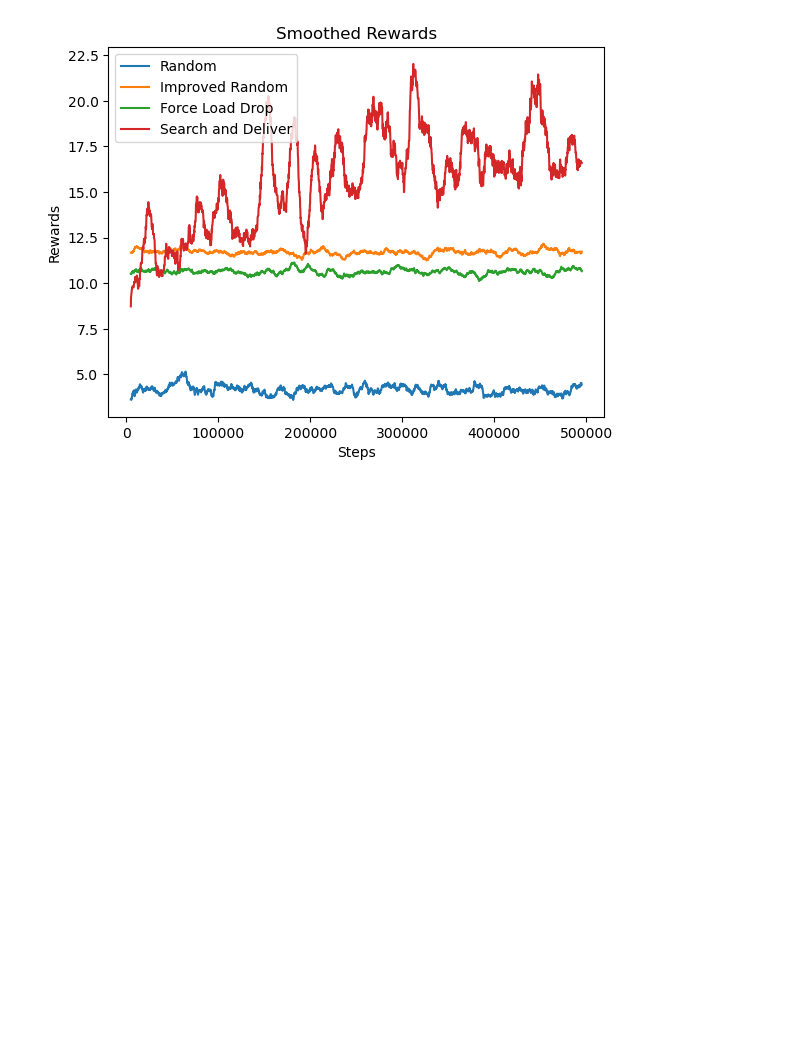
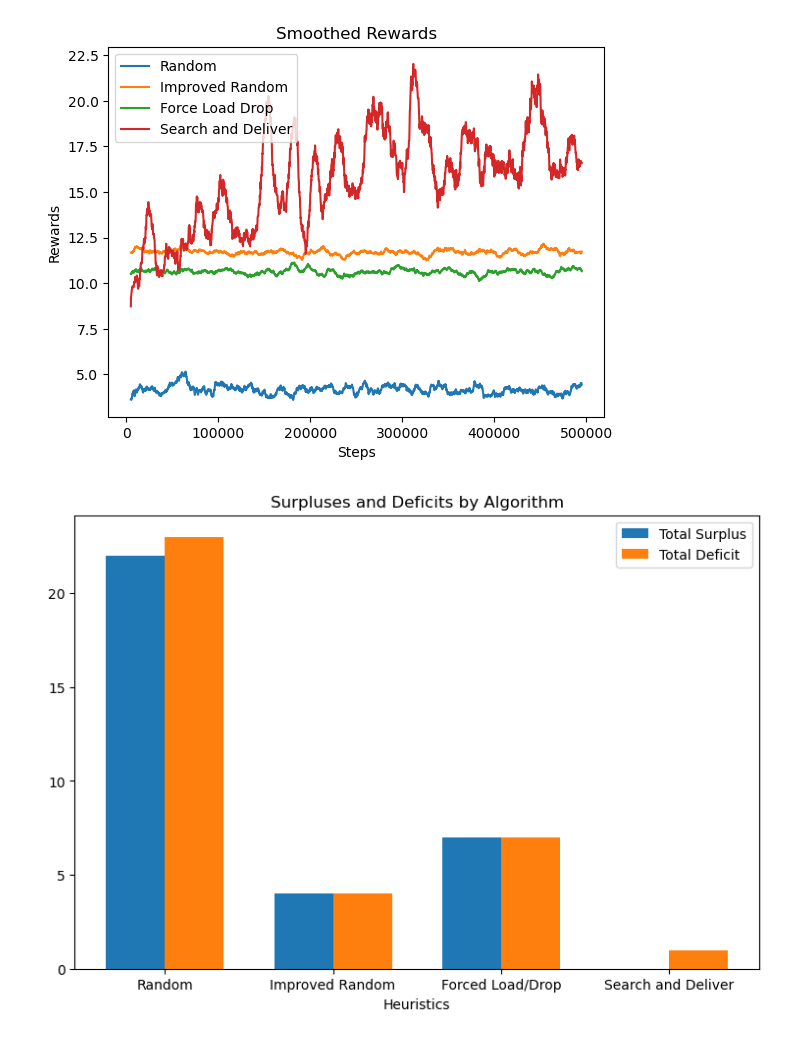
Before and after one commit to gyaanantia/thesis_work, a Jupyter notebook: heuristics/random.ipynb, the cells around one changed output. Cells and saved outputs as stored; diff of their text form; code cells hidden in the pictures; blank space fills up the shorter version.

Commit message:
bar graph visualization

```diff
--- a/heuristics/random.ipynb
+++ b/heuristics/random.ipynb
@@ -125,3 +125,26 @@ plt.legend()
 plt.show()
 # %% [output]
 [figure]
+# %%
+import matplotlib.pyplot as plt
+
+heuristics = ['Random', 'Improved Random', 'Forced Load/Drop', 'Search and Deliver']
+surpluses = [22, 4, 7, 0]
+deficits = [23, 4, 7, 1]
+
+x = range(len(heuristics))
+width = 0.35
+
+fig, ax = plt.subplots(figsize=(9, 6))  # Adjust the figure size here
+rects1 = ax.bar(x, surpluses, width, label='Total Surplus')
+rects2 = ax.bar([i + width for i in x], deficits, width, label='Total Deficit')
+
+ax.set_xlabel('Heuristics')
+ax.set_title('Surpluses and Deficits by Algorithm')
+ax.set_xticks([i + width/2 for i in x])
+ax.set_xticklabels(heuristics)
+ax.legend()
+
+plt.show()
+# %% [output]
+[figure, added]
```
